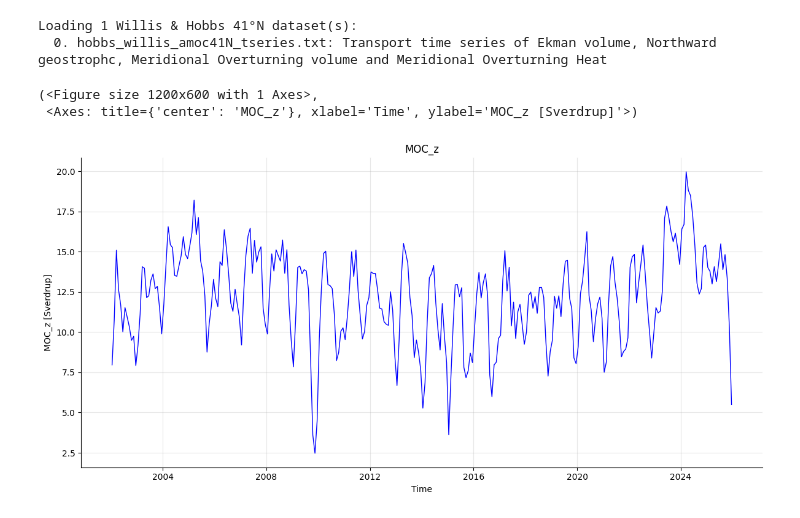
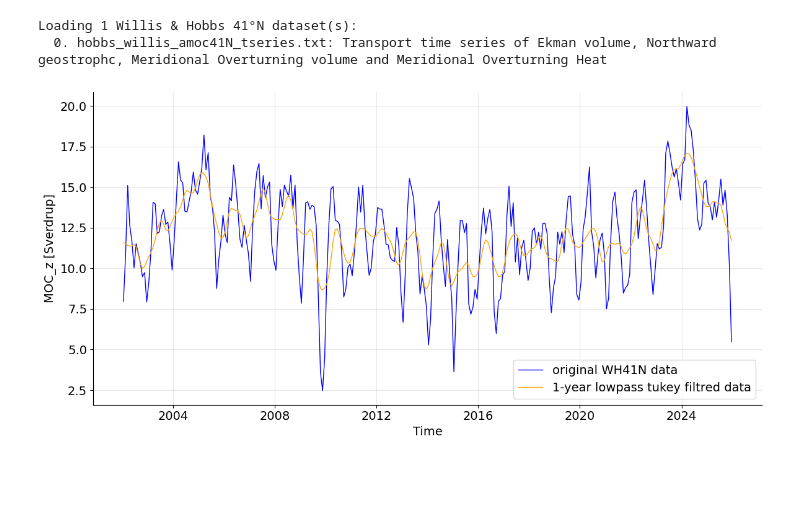
Before and after one commit to arvedlattekamp/arved-assignment2, a Jupyter notebook: notebooks/assignment1.ipynb, the cells around one changed output. Drawn from its saved outputs; the diff is of its cells as text; code cells hidden in the pictures; blank space fills up the shorter version.

```diff
--- a/notebooks/assignment1.ipynb
+++ b/notebooks/assignment1.ipynb
@@ -14,9 +16,17 @@ Loading 1 Willis & Hobbs 41°N dataset(s):
   0. hobbs_willis_amoc41N_tseries.txt: Transport time series of Ekman volume, Northward geostrophc, Meridional Overturning volume and Meridional Overturning Heat
 # %%
 MOC=ds["MOC"]
+filtred_MOC=filters.tukey_lowpass(ds["MOC"],12,True)
+# %%
+plt.rcParams.update({"font.size":14})
 # %%
-plotting.plot_time_series(ds,"MOC")
+fig,ax=plotting.plot_time_series(ds,"MOC",label="original WH41N data")
+
+ax.plot(ds.TIME, filtred_MOC, color="orange", linewidth=1.0,label="1-year lowpass tukey filtred data")
+
+plt.legend()
+
+plt.title("")
+plt.tight_layout()
 # %% [output]
-(<Figure size 1200x600 with 1 Axes>,
- <Axes: title={'center': 'MOC_z'}, xlabel='Time', ylabel='MOC_z [Sverdrup]'>)
-[figure, old version]
+[figure, new version]
```
Also changed, not shown: parts of 11 cells of this notebook, 5 other files.
